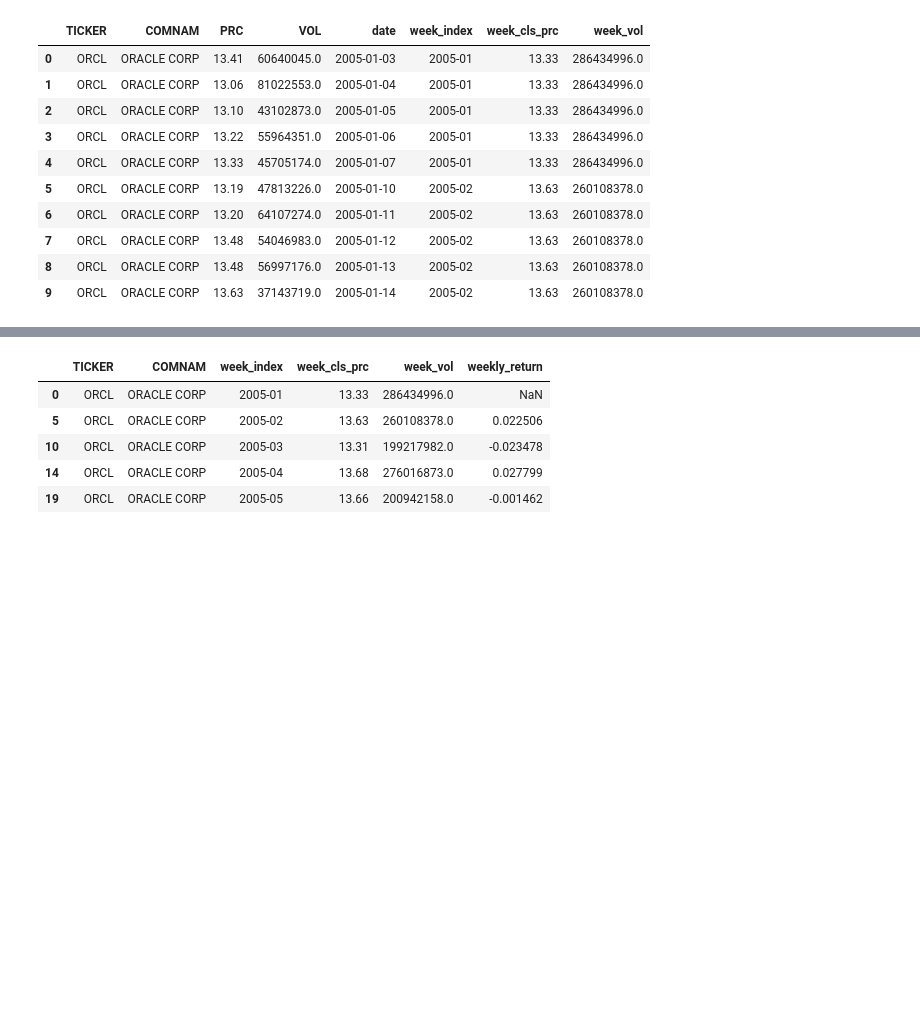
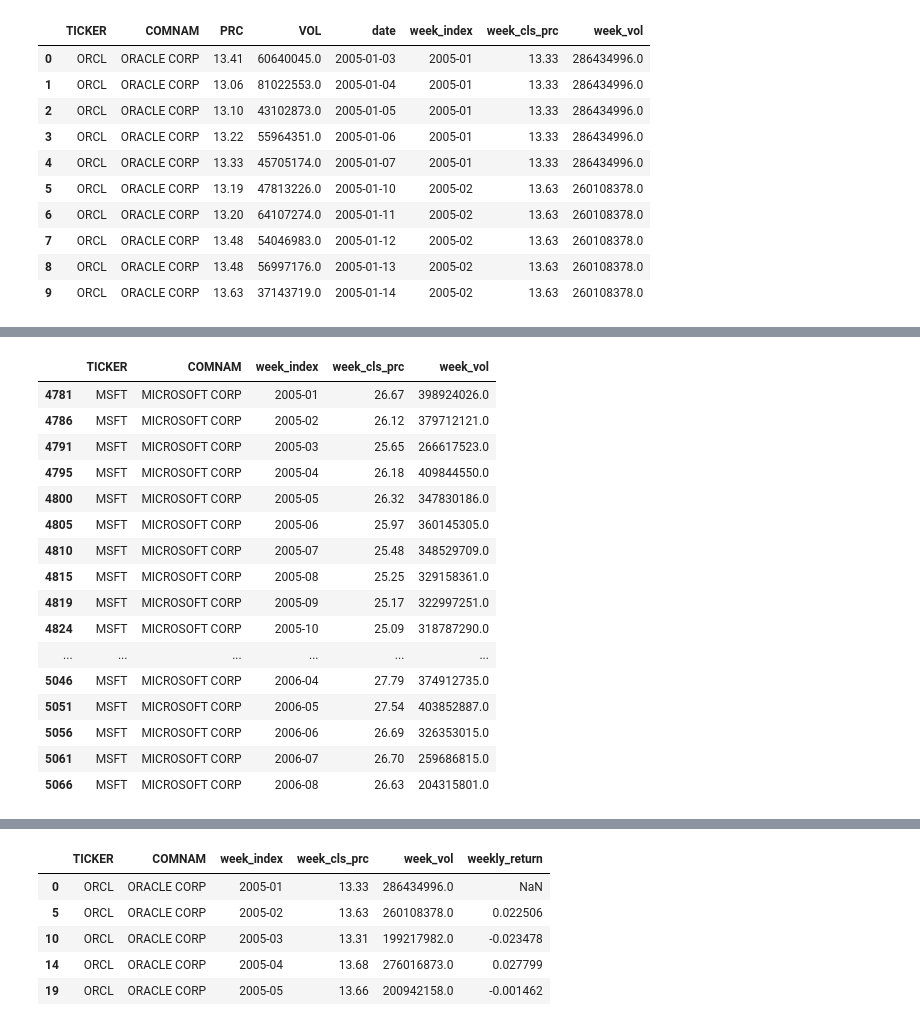
Before and after one commit to nikanhg/investor-attention-returns-patern, a Jupyter notebook: data-extraction/market_extraction.ipynb, the cells around one changed output, grey strips where cells are left out. Cells and saved outputs as stored; diff of their text form; code cells hidden in the pictures; blank space fills up the shorter version.

```diff
--- a/data-extraction/market_extraction.ipynb
+++ b/data-extraction/market_extraction.ipynb
@@ -253,0 +285,21 @@ df5.head()
+# %%
+dfa = df5[df5['TICKER'] =='MSFT']
+dfa.head(60)
+# %% [output]
+|  | TICKER | COMNAM | week_index | week_cls_prc | week_vol |
+| 4781 | MSFT | MICROSOFT CORP | 2005-01 | 26.67 | 398924026.0 |
+| 4786 | MSFT | MICROSOFT CORP | 2005-02 | 26.12 | 379712121.0 |
+| 4791 | MSFT | MICROSOFT CORP | 2005-03 | 25.65 | 266617523.0 |
+| 4795 | MSFT | MICROSOFT CORP | 2005-04 | 26.18 | 409844550.0 |
+| 4800 | MSFT | MICROSOFT CORP | 2005-05 | 26.32 | 347830186.0 |
+| 4805 | MSFT | MICROSOFT CORP | 2005-06 | 25.97 | 360145305.0 |
+| 4810 | MSFT | MICROSOFT CORP | 2005-07 | 25.48 | 348529709.0 |
+| 4815 | MSFT | MICROSOFT CORP | 2005-08 | 25.25 | 329158361.0 |
+| 4819 | MSFT | MICROSOFT CORP | 2005-09 | 25.17 | 322997251.0 |
+| 4824 | MSFT | MICROSOFT CORP | 2005-10 | 25.09 | 318787290.0 |
+| ... | ... | ... | ... | ... | ... |
+| 5046 | MSFT | MICROSOFT CORP | 2006-04 | 27.79 | 374912735.0 |
+| 5051 | MSFT | MICROSOFT CORP | 2006-05 | 27.54 | 403852887.0 |
+| 5056 | MSFT | MICROSOFT CORP | 2006-06 | 26.69 | 326353015.0 |
+| 5061 | MSFT | MICROSOFT CORP | 2006-07 | 26.70 | 259686815.0 |
+| 5066 | MSFT | MICROSOFT CORP | 2006-08 | 26.63 | 204315801.0 |
```
Also changed, not shown: parts of 4 cells of this notebook, 1 other file.
